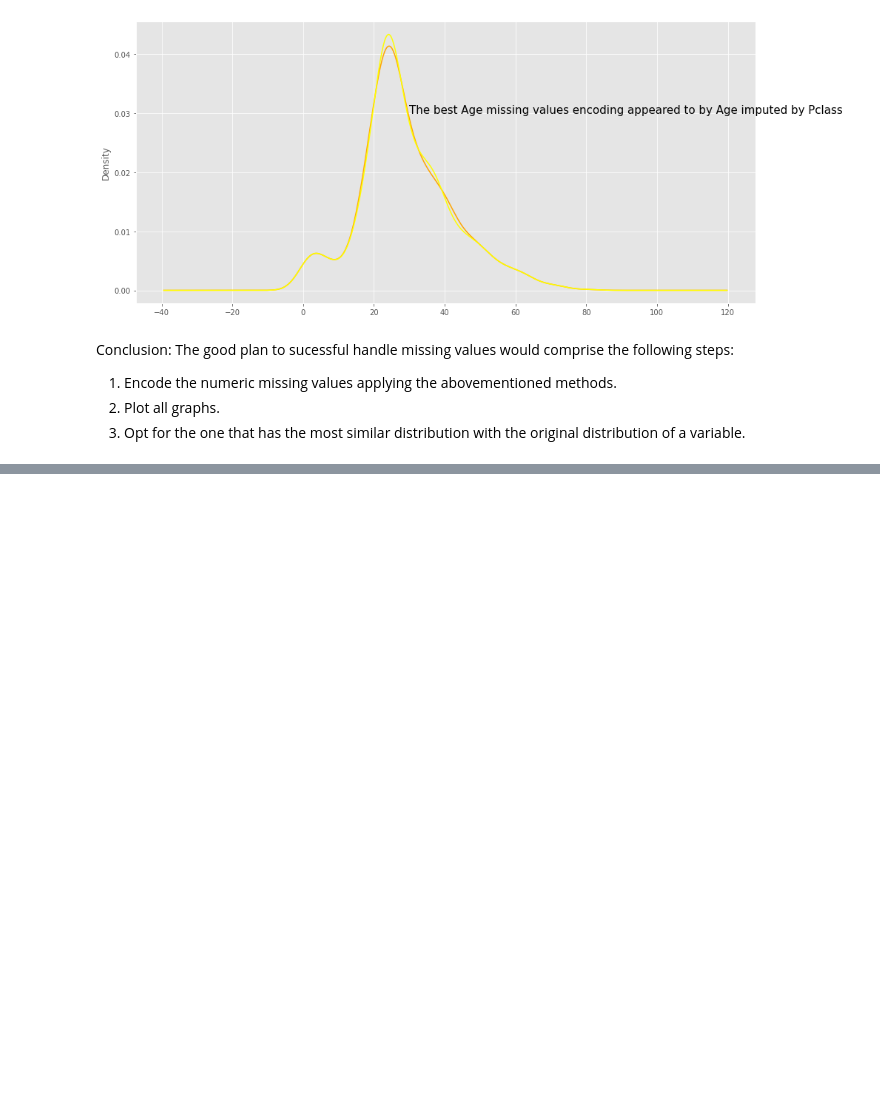
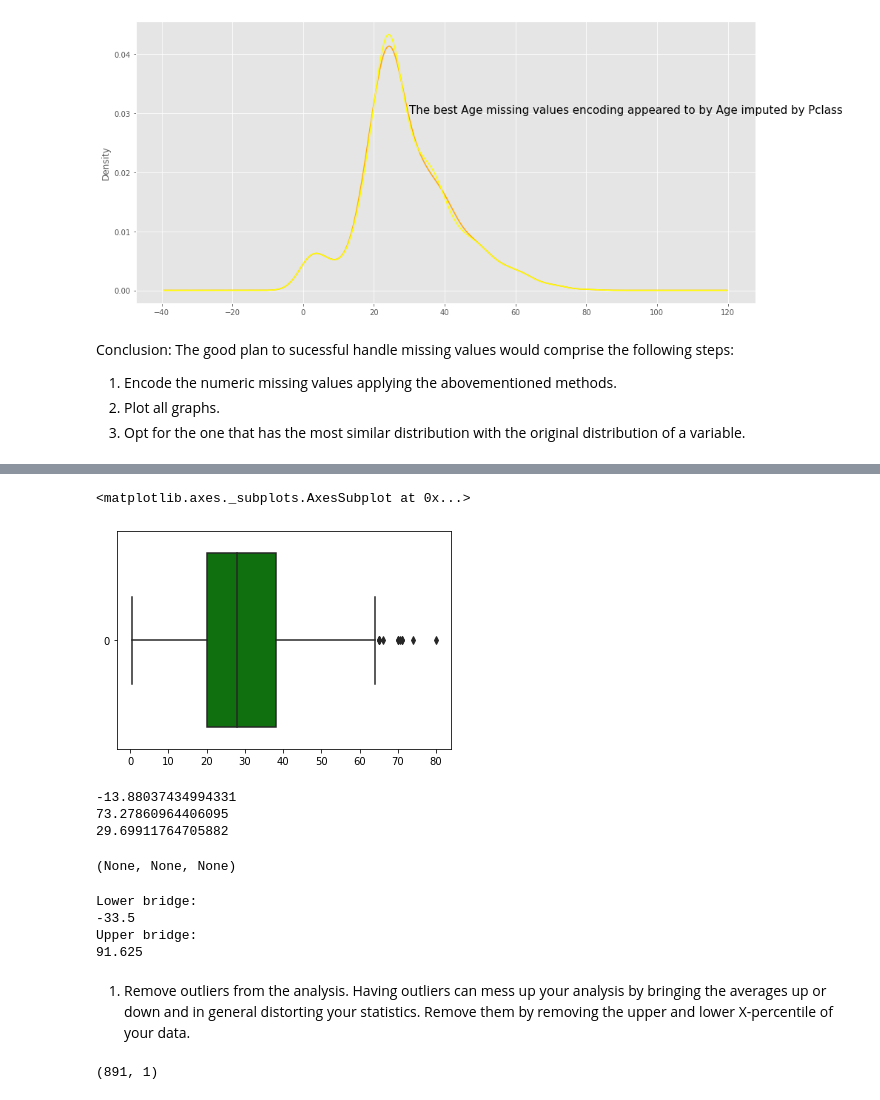
Before and after one commit to valera2042/Data-Cleaning-Missing-values, a Jupyter notebook: Data cleaning _ Missing values.ipynb, the cells around one changed output, grey strips where cells are left out. Saved outputs shown, nothing was run; the diff lists cells and outputs as text; code cells hidden in the pictures; blank space fills up the shorter version.

```diff
--- a/Data cleaning _ Missing values.ipynb
+++ b/Data cleaning _ Missing values.ipynb
@@ -523,0 +579,38 @@ The good plan to sucessful handle missing values would comprise the following st
+# %%
+sns.boxplot(data = df["Age"], orient='h', color = 'g')
+# %% [output]
+<matplotlib.axes._subplots.AxesSubplot at 0x...>
+[figure, added]
+# %%
+##### Assuming Age follows A Gaussian Distribution we will calculate the boundaries which differentiates the outliers
+
+uppper_boundary=df['Age'].mean() + 3* df['Age'].std()
+lower_boundary=df['Age'].mean() - 3* df['Age'].std()
+print(lower_boundary), print(uppper_boundary),print(df['Age'].mean())
+# %% [output]
+-13.88037434994331
+73.27860964406095
+29.69911764705882
+(None, None, None)
+# %%
+#### Lets compute the Interquantile range to calculate the boundaries
+IQR=df.Age.quantile(0.75)-df.Age.quantile(0.25)
+IQR
+
+lower_bridge=df['Age'].quantile(0.25)-(IQR*3)
+upper_bridge=df['Age'].quantile(0.75)+(IQR*3)
+print("Lower bridge:")
+print(lower_bridge)
+print("Upper bridge:")
+print(upper_bridge)
+# %% [output]
+Lower bridge:
+-33.5
+Upper bridge:
+91.625
+# %% [markdown]
+1. Remove outliers from the analysis. Having outliers can mess up your analysis by bringing the averages up or down and in general distorting your statistics. Remove them by removing the upper and lower X-percentile of your data.
+# %%
+df.shape
+# %% [output]
+(891, 1)
```
Also changed, not shown: parts of 26 cells of this notebook.
